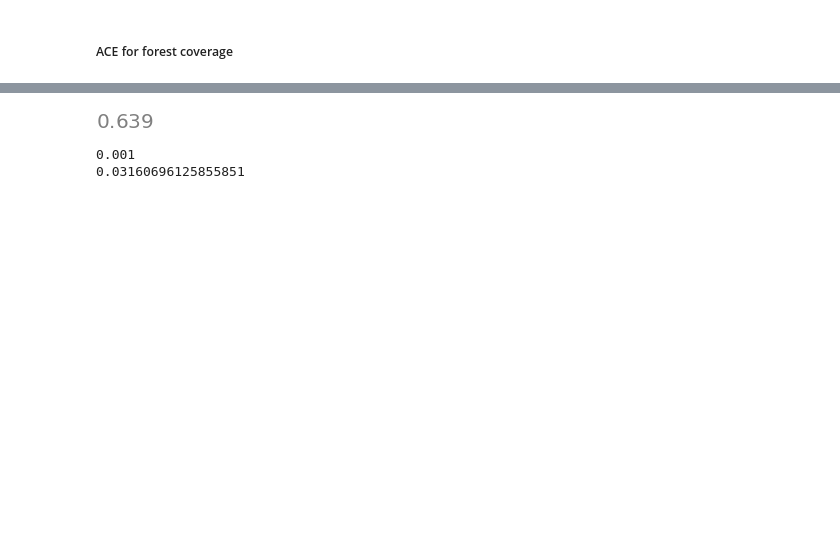
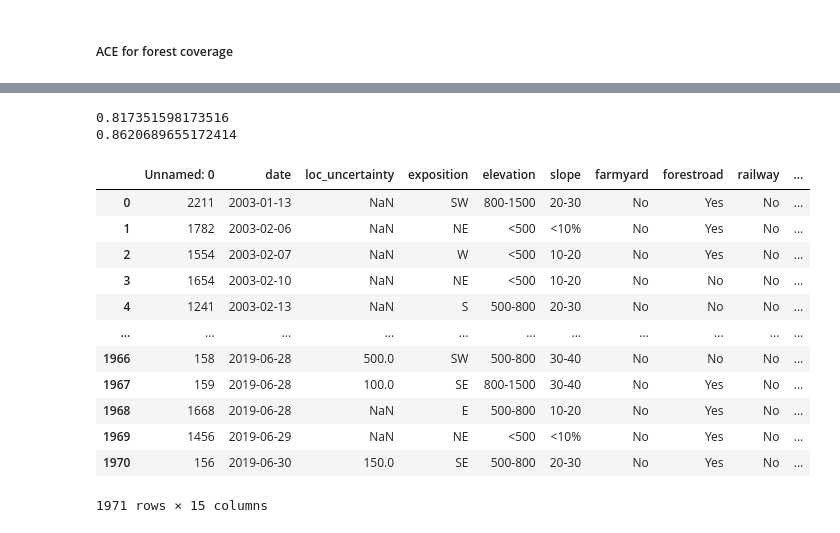
Before and after one commit to PLUS-ZGIS-GeoAI/ignite-causal-inference, a Jupyter notebook: notebooks/forest_fire_causal_inference.ipynb, the cells around one changed output, grey strips where cells are left out. Cells and saved outputs as stored; diff of their text form; code cells hidden in the pictures; blank space fills up the shorter version.

```diff
--- a/notebooks/forest_fire_causal_inference.ipynb
+++ b/notebooks/forest_fire_causal_inference.ipynb
@@ -67,0 +18,4 @@ data_obs_prep = preprocess_data(obs_data_raw)
+# %%
+# read in training data
+path_to_train_data = r"../data/data_prep/data_train.csv"
+train_data = pd.read_csv(path_to_train_data)
@@ -94,4 +74,3 @@ def plot_digraph(G):
 # %%
-causal_graph = create_causal_graph_no_weather()
+causal_graph = create_causal_graph()
 causal_model = gcm.ProbabilisticCausalModel(causal_graph)
-plot_digraph(causal_graph)
@@ -314,30 +314,50 @@ samples = gcm.interventional_samples(causal_model,
-# %%
-np.mean(samples.fire.astype("int"))
-# %% [output]
-[figure, removed]
 # %%
+def make_prediction(row):
 
+    scenario = {
+        "ffmc": lambda x: row.ffmc,
+        "elevation": lambda x: row.elevation,
+        "exposition": lambda x: row.exposition,
+        "slope": lambda x: row.slope,
+        "farmyard": lambda x: row.farmyard,
+        "forestroad": lambda x: row.forestroad,
+        "railway": lambda x: row.railway,
+        "hikingtrail": lambda x: row.hikingtrail,
+        "population": lambda x: row.population,
+        "forest_type": lambda x: row.forest_type,
+        "forest_coverage": lambda x: row.forest_coverage
+    }
 
-scenario = {
-    "ffmc": lambda x: 50,
-    "elevation": lambda x: 1000.923645,
-    "exposition": lambda x: "SE",
-    "slope": lambda x: 15.471358,
-    "farmyard": lambda x: "0",
-    "forestroad": lambda x: "0",
-    "railway": lambda x: "0",
-    "hikingtrail": lambda x: "0",
-    "population": lambda x: "50-100 P/km2",
-    "forest_type": lambda x: "pine pure",
-    "forest_coverage": lambda x: "cc>80"
-}
+    samples = gcm.interventional_samples(causal_model,
+                                         scenario,
+                                         num_samples_to_draw=1000)
 
-samples = gcm.interventional_samples(causal_model,
-                                     scenario,
-                                     num_samples_to_draw=1000)
-
-print(np.mean(samples.fire.astype("int")))
-print(np.std(samples.fire.astype("int")))
+    fire = samples.fire.apply(map_str_to_int)
+    return np.mean(fire)
-# %% [output]
-0.001
-0.03160696125855851
+# %%
+
+y_pred = test_data.apply(lambda row: make_prediction(row), axis=1).values
+y_pred_bin = np.where(np.array(y_pred) > 0.5, 1, 0)
+y_true = test_data.fire.apply(map_str_to_int).values
+
+print(accuracy_score(y_true, y_pred_bin))
+print(f1_score(y_true, y_pred_bin))
+# %% [output]
+0.817351598173516
+0.8620689655172414
+# %%
+train_data
+# %% [output]
+|  | Unnamed: 0 | date | loc_uncertainty | exposition | elevation | slope | farmyard | forestroad | railway | ... |
+| 0 | 2211 | 2003-01-13 | NaN | SW | 800-1500 | 20-30 | No | Yes | No | ... |
+| 1 | 1782 | 2003-02-06 | NaN | NE | <500 | <10% | No | Yes | No | ... |
+| 2 | 1554 | 2003-02-07 | NaN | W | <500 | 10-20 | No | Yes | No | ... |
+| 3 | 1654 | 2003-02-10 | NaN | NE | <500 | 10-20 | No | No | No | ... |
+| 4 | 1241 | 2003-02-13 | NaN | S | 500-800 | 20-30 | No | No | No | ... |
+| ... | ... | ... | ... | ... | ... | ... | ... | ... | ... | ... |
+| 1966 | 158 | 2019-06-28 | 500.0 | SW | 500-800 | 30-40 | No | No | No | ... |
+| 1967 | 159 | 2019-06-28 | 100.0 | SE | 800-1500 | 30-40 | No | Yes | No | ... |
+| 1968 | 1668 | 2019-06-28 | NaN | E | 500-800 | 10-20 | No | Yes | No | ... |
+| 1969 | 1456 | 2019-06-29 | NaN | NE | <500 | <10% | No | Yes | No | ... |
+| 1970 | 156 | 2019-06-30 | 150.0 | SE | 500-800 | 20-30 | No | Yes | No | ... |
+1971 rows × 15 columns
```
Also changed, not shown: parts of 35 cells of this notebook, 3 other files.
